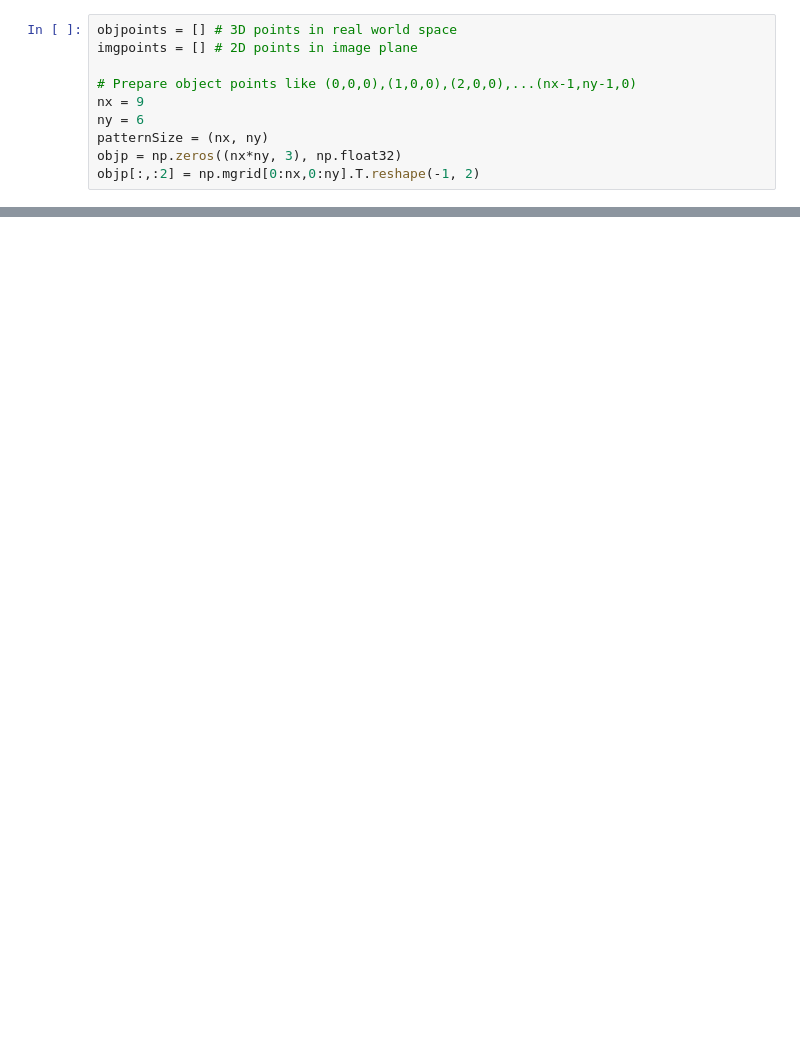
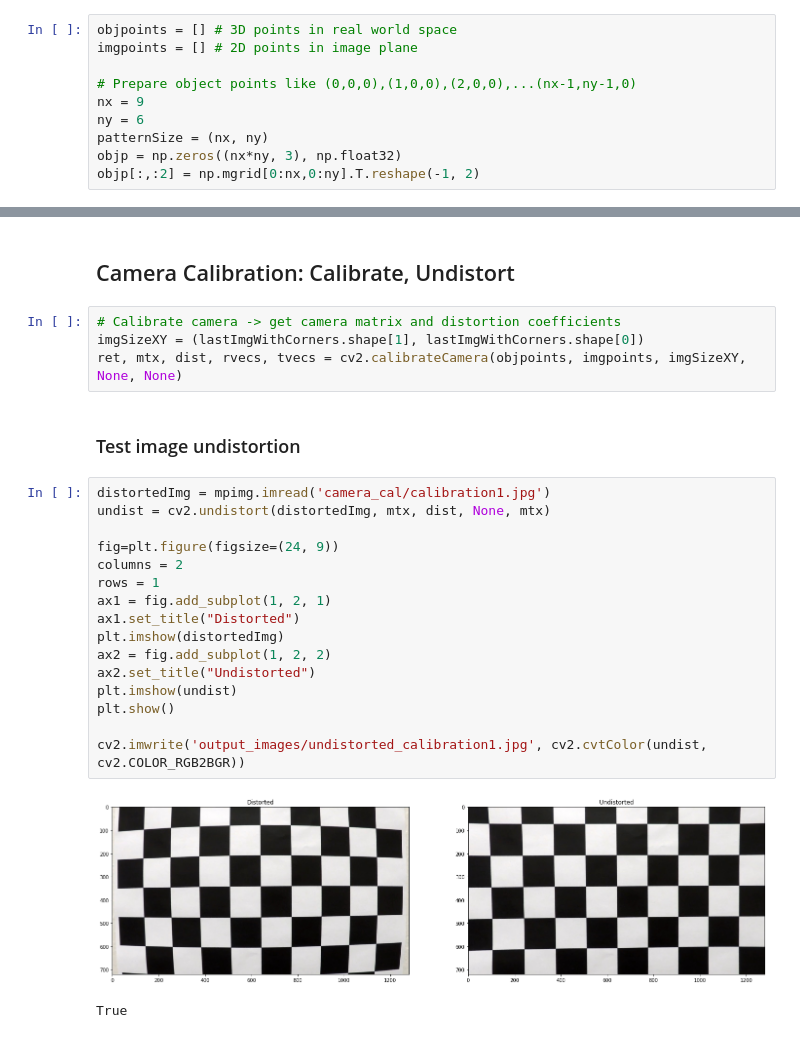
Before and after one commit to VitaliiLakusta/CarND-Advanced-Lane-Lines, a Jupyter notebook: index.ipynb, the cells around one changed output, grey strips where cells are left out. Drawn from its saved outputs; the diff is of its cells as text; blank space fills up the shorter version.

Commit message:
Calibrate camera, undistort test image

```diff
--- a/index.ipynb
+++ b/index.ipynb
@@ -45,2 +45,29 @@ corners found  34
 corners not found  3
 [figure]
+# %% [markdown]
+## Camera Calibration: Calibrate, Undistort
+# %%
+# Calibrate camera -> get camera matrix and distortion coefficients
+imgSizeXY = (lastImgWithCorners.shape[1], lastImgWithCorners.shape[0])
+ret, mtx, dist, rvecs, tvecs = cv2.calibrateCamera(objpoints, imgpoints, imgSizeXY, None, None)
+# %% [markdown]
+### Test image undistortion
+# %%
+distortedImg = mpimg.imread('camera_cal/calibration1.jpg')
+undist = cv2.undistort(distortedImg, mtx, dist, None, mtx)
+
+fig=plt.figure(figsize=(24, 9))
+columns = 2
+rows = 1
+ax1 = fig.add_subplot(1, 2, 1)
+ax1.set_title("Distorted")
+plt.imshow(distortedImg)
+ax2 = fig.add_subplot(1, 2, 2)
+ax2.set_title("Undistorted")
+plt.imshow(undist)
+plt.show()
+
+cv2.imwrite('output_images/undistorted_calibration1.jpg', cv2.cvtColor(undist, cv2.COLOR_RGB2BGR))
+# %% [output]
+[figure, added]
+True
```
Also changed, not shown: parts of 2 cells of this notebook, 1 other file.
